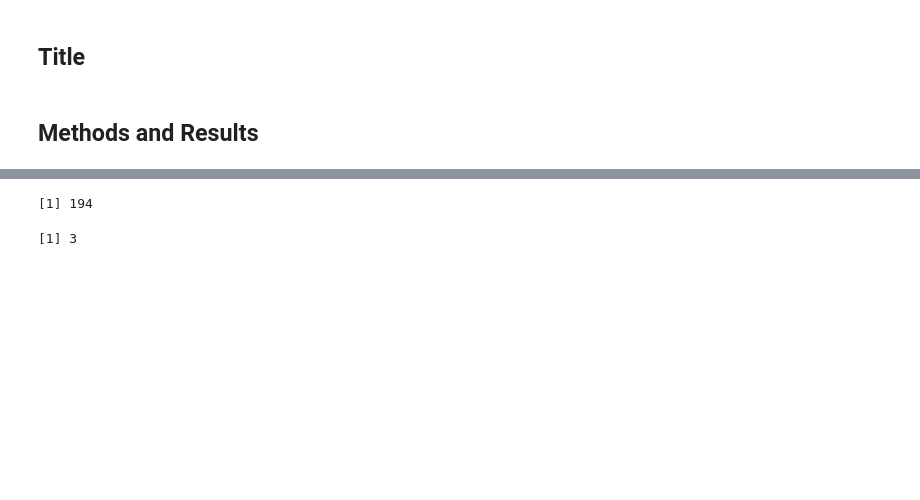
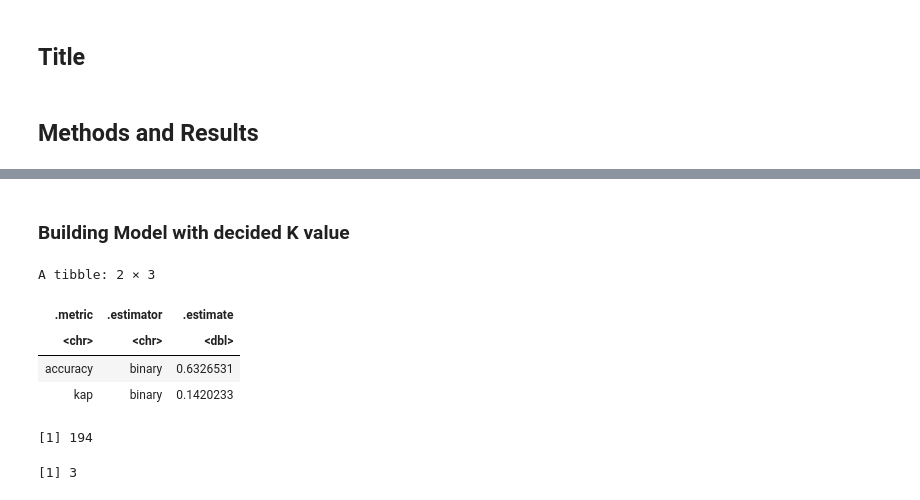
Before and after one commit to alanainvancouver-byte/DSCI100-Project_Group_Portion, a Jupyter notebook: Untitled.ipynb, the cells around one changed output, grey strips where cells are left out. Saved outputs shown, nothing was run; the diff lists cells and outputs as text; code cells hidden in the pictures; blank space fills up the shorter version.

```diff
--- a/Untitled.ipynb
+++ b/Untitled.ipynb
@@ -75,3 +119,27 @@ A tibble: 194 × 3
+# %% [markdown]
+### Building Model with decided K value
+# %%
+player_spec <- nearest_neighbor(weight_func = "rectangular", neighbors = 120)|>
+            set_engine('kknn') |>
+            set_mode('classification')
+
+player_fit <- workflow()|>
+                    add_recipe(player_recipe)|>
+                    add_model(player_spec)|>
+                    fit(data = player_train)
+
+player_prediction <- predict(player_fit, player_test)|>
+                    bind_cols(player_test)
+
+player_prediction_accuracy <- player_prediction|>
+                            metrics(truth = subscribe, estimate = .pred_class)
+player_prediction_accuracy
+# %% [output]
+A tibble: 2 × 3
+| .metric | .estimator | .estimate |
+| <chr> | <chr> | <dbl> |
+| accuracy | binary | 0.6326531 |
+| kap | binary | 0.1420233 |
 # %%
 #summary of data relevant to analysis
 
```
Also changed, not shown: parts of 6 cells of this notebook.
